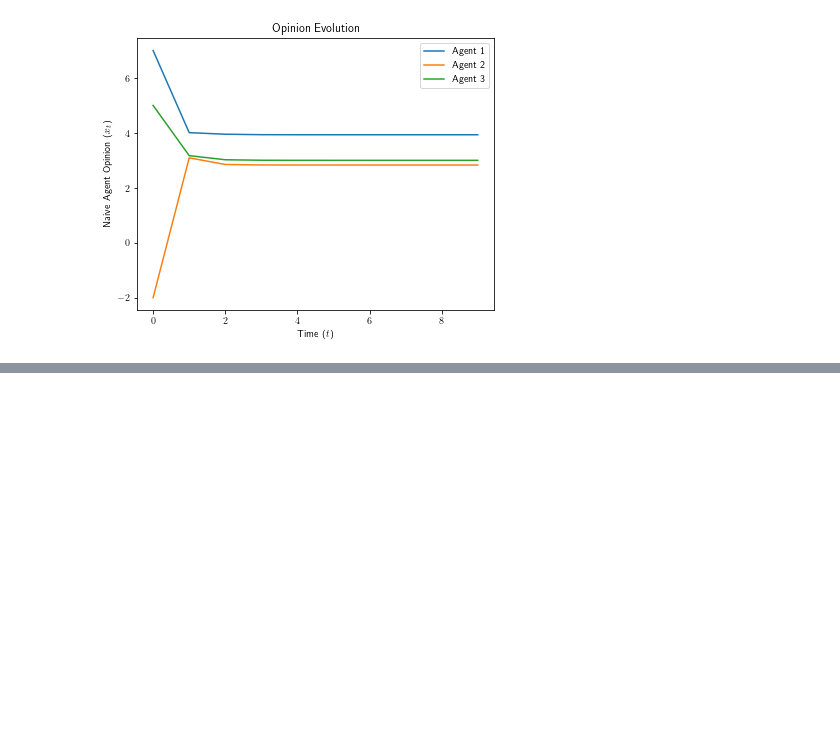
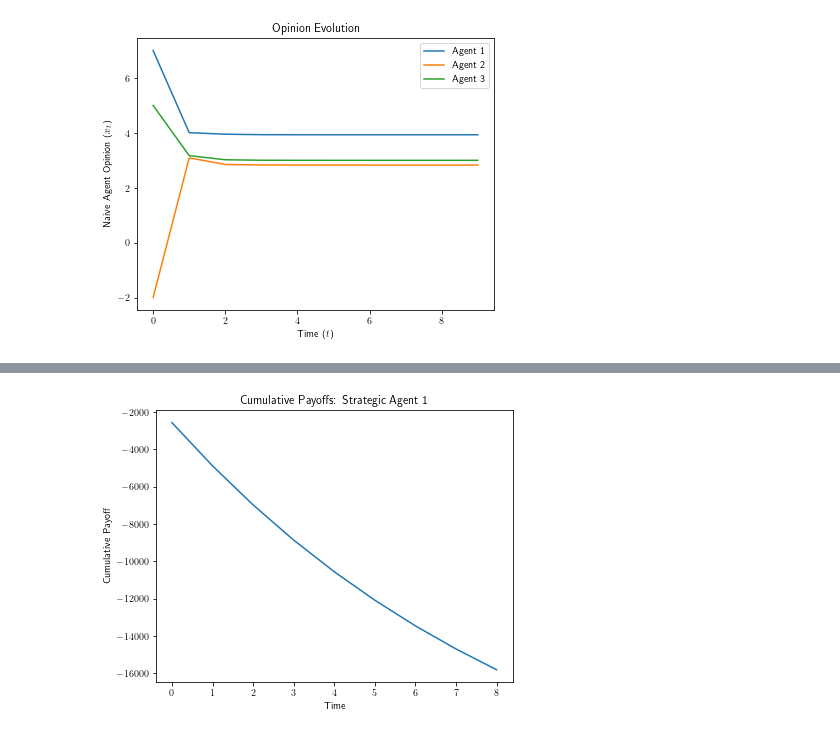
Before and after one commit to weiliubc/strategic_influencer_of_naive_agents, a Jupyter notebook: multiple_agent_case/opposing_agenda_non_consensus.ipynb, the cells around one changed output, grey strips where cells are left out. Saved outputs shown, nothing was run; the diff lists cells and outputs as text; code cells hidden in the pictures; blank space fills up the shorter version.

```diff
--- a/multiple_agent_case/opposing_agenda_non_consensus.ipynb
+++ b/multiple_agent_case/opposing_agenda_non_consensus.ipynb
@@ -221,0 +242,8 @@ K^* (1, 2):
+# %%
+plt.plot(range(len(payoffs[0])), [payoffs[0][i] for i in range(len(payoffs[0]))])
+plt.xlabel("Time")
+plt.ylabel("Cumulative Payoff")
+plt.title("Cumulative Payoffs: Strategic Agent 1")
+plt.show()
+# %% [output]
+[figure, added]
```
Also changed, not shown: parts of 3 cells of this notebook.
